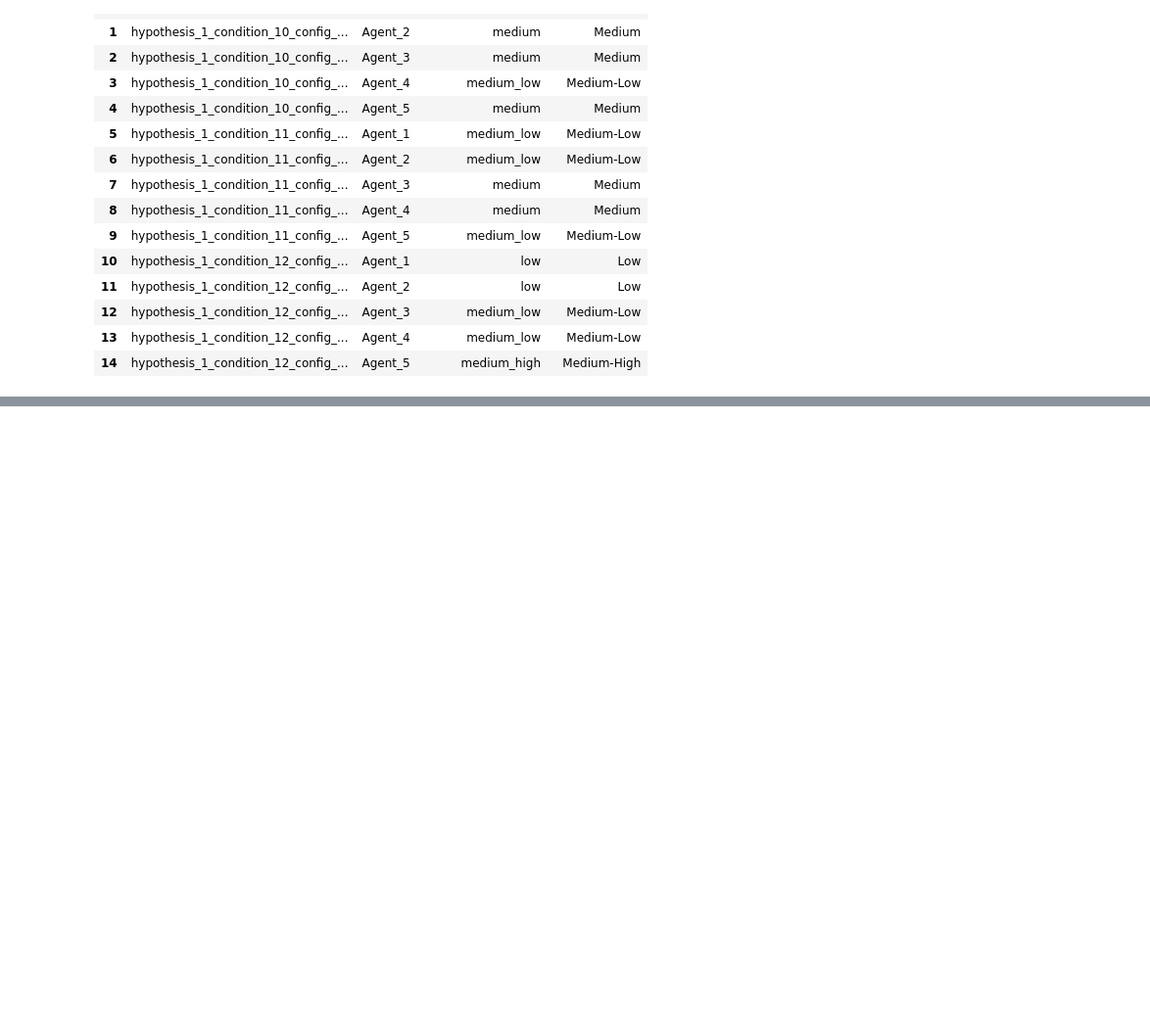
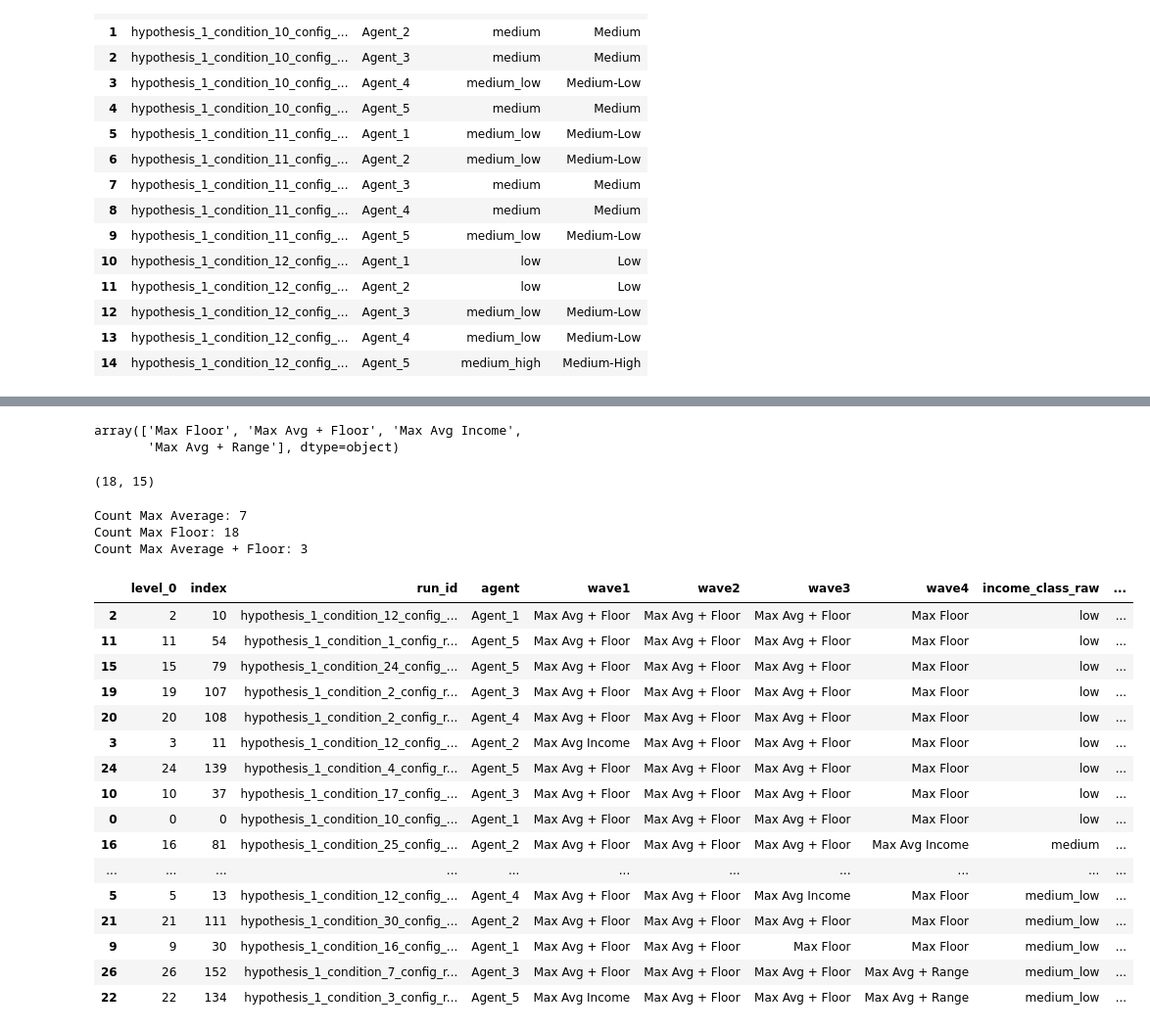
Before and after one commit to Lucas-Mueller/Rawls_v3, a Jupyter notebook: hypothesis_testing/hypothesis_1/hypothesis1_descriptive_analysis.ipynb, the cells around one changed output, grey strips where cells are left out. Shown at 98% size. Saved outputs shown, nothing was run; the diff lists cells and outputs as text; code cells hidden in the pictures; blank space fills up the shorter version.

```diff
--- a/hypothesis_testing/hypothesis_1/hypothesis1_descriptive_analysis.ipynb
+++ b/hypothesis_testing/hypothesis_1/hypothesis1_descriptive_analysis.ipynb
@@ -1329,0 +1815,2 @@ Interpretation: Weak negative correlation.
+# %%
+df = switcher_analysis.copy()
@@ -1329,0 +1837,53 @@ Interpretation: Weak negative correlation.
+# %%
+df["wave4"].unique()
+# %% [output]
+array(['Max Floor', 'Max Avg + Floor', 'Max Avg Income',
+       'Max Avg + Range'], dtype=object)
+# %%
+df_floor = df[df["wave4"] == "Max Floor"]
+df_deviate = df[df["wave4"] != "Max Avg + Floor"]
+# %%
+df_floor.shape
+# %% [output]
+(18, 15)
+# %%
+count_max_average = 0
+count_max_floor = 0
+count_max_average_range = 0
+df_deviate = df_deviate.reset_index()
+for index, row in df_deviate.iterrows():
+    if row["wave4"] == "Max Avg Income":
+        count_max_average += 1
+    elif row["wave4"] == "Max Floor":
+        count_max_floor += 1
+    elif row["wave4"] == "Max Avg + Range":
+        count_max_average_range += 1
+print(f"Count Max Average: {count_max_average}")
+print(f"Count Max Floor: {count_max_floor}")
+print(f"Count Max Average + Floor: {count_max_average_range}")
+# %% [output]
+Count Max Average: 7
+Count Max Floor: 18
+Count Max Average + Floor: 3
+# %%
+df_deviate = df_deviate.sort_values(by="income_class_raw")
+# %%
+df_deviate.head(30)
+# %% [output]
+|  | level_0 | index | run_id | agent | wave1 | wave2 | wave3 | wave4 | income_class_raw | ... |
+| 2 | 2 | 10 | hypothesis_1_condition_12_config_... | Agent_1 | Max Avg + Floor | Max Avg + Floor | Max Avg + Floor | Max Floor | low | ... |
+| 11 | 11 | 54 | hypothesis_1_condition_1_config_r... | Agent_5 | Max Avg + Floor | Max Avg + Floor | Max Avg + Floor | Max Floor | low | ... |
+| 15 | 15 | 79 | hypothesis_1_condition_24_config_... | Agent_5 | Max Avg + Floor | Max Avg + Floor | Max Avg + Floor | Max Floor | low | ... |
+| 19 | 19 | 107 | hypothesis_1_condition_2_config_r... | Agent_3 | Max Avg + Floor | Max Avg + Floor | Max Avg + Floor | Max Floor | low | ... |
+| 20 | 20 | 108 | hypothesis_1_condition_2_config_r... | Agent_4 | Max Avg + Floor | Max Avg + Floor | Max Avg + Floor | Max Floor | low | ... |
+| 3 | 3 | 11 | hypothesis_1_condition_12_config_... | Agent_2 | Max Avg Income | Max Avg + Floor | Max Avg + Floor | Max Floor | low | ... |
+| 24 | 24 | 139 | hypothesis_1_condition_4_config_r... | Agent_5 | Max Avg + Floor | Max Avg + Floor | Max Avg + Floor | Max Floor | low | ... |
+| 10 | 10 | 37 | hypothesis_1_condition_17_config_... | Agent_3 | Max Avg + Floor | Max Avg + Floor | Max Avg + Floor | Max Floor | low | ... |
+| 0 | 0 | 0 | hypothesis_1_condition_10_config_... | Agent_1 | Max Avg + Floor | Max Avg + Floor | Max Avg + Floor | Max Floor | low | ... |
+| 16 | 16 | 81 | hypothesis_1_condition_25_config_... | Agent_2 | Max Avg + Floor | Max Avg + Floor | Max Avg + Floor | Max Avg Income | medium | ... |
+| ... | ... | ... | ... | ... | ... | ... | ... | ... | ... | ... |
+| 5 | 5 | 13 | hypothesis_1_condition_12_config_... | Agent_4 | Max Avg + Floor | Max Avg + Floor | Max Avg Income | Max Floor | medium_low | ... |
+| 21 | 21 | 111 | hypothesis_1_condition_30_config_... | Agent_2 | Max Avg + Floor | Max Avg + Floor | Max Avg + Floor | Max Floor | medium_low | ... |
+| 9 | 9 | 30 | hypothesis_1_condition_16_config_... | Agent_1 | Max Avg + Floor | Max Avg + Floor | Max Floor | Max Floor | medium_low | ... |
+| 26 | 26 | 152 | hypothesis_1_condition_7_config_r... | Agent_3 | Max Avg + Floor | Max Avg + Floor | Max Avg + Floor | Max Avg + Range | medium_low | ... |
+| 22 | 22 | 134 | hypothesis_1_condition_3_config_r... | Agent_5 | Max Avg Income | Max Avg + Floor | Max Avg + Floor | Max Avg + Range | medium_low | ... |
```
Also changed, not shown: parts of 16 cells of this notebook, 13 other files.
